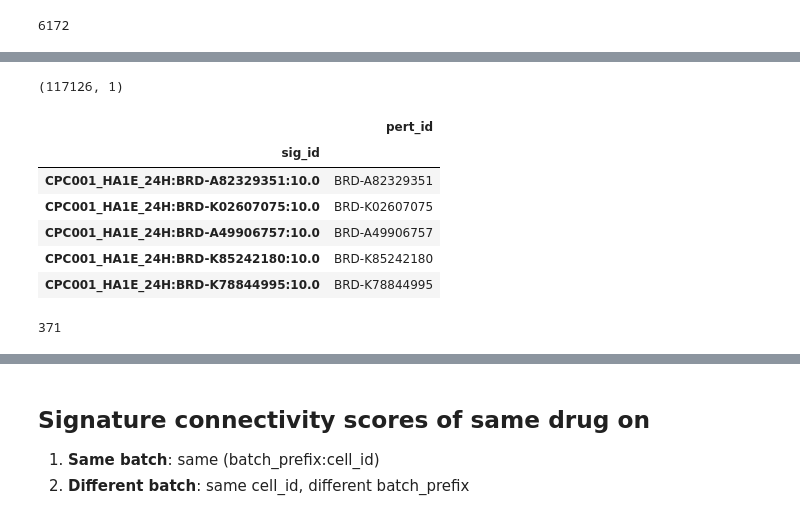
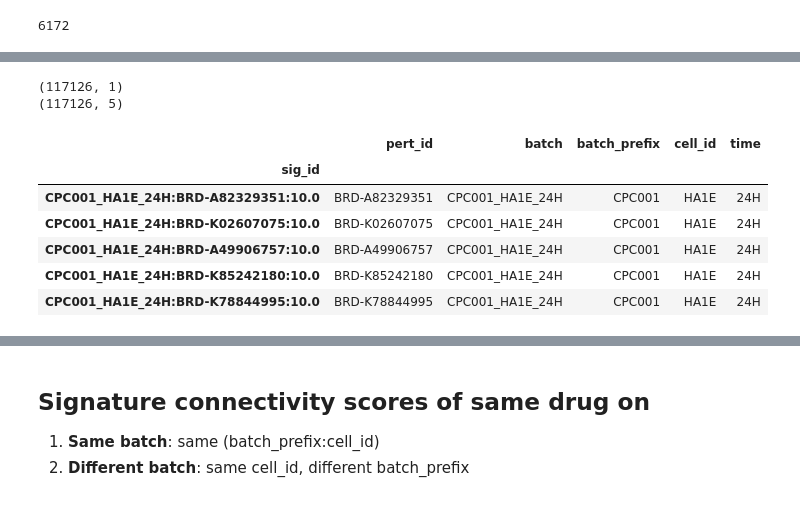
Before and after one commit to MaayanLab/L1000FWD, a Jupyter notebook: notebooks/Benchmark_connectivity.ipynb, the cells around one changed output, grey strips where cells are left out. Saved outputs shown, nothing was run; the diff lists cells and outputs as text; code cells hidden in the pictures.

Commit message:
Benchmarked batch effect

```diff
--- a/notebooks/Benchmark_connectivity.ipynb
+++ b/notebooks/Benchmark_connectivity.ipynb
@@ -223,27 +229,40 @@ print len(d_pert_name)
+# %%
+def retrieve_signature_meta_df(coll, query):
+    cur = coll.find(query,
+                    {'sig_id':True,
+                     'pert_id':True,
+                     '_id':False
+                    })
+    meta_df = pd.DataFrame([doc for doc in cur]).set_index('sig_id')
+    print meta_df.shape
+
+    meta_df['batch'] = meta_df.index.map(lambda x: x.split(':')[0])
+    meta_df['batch_prefix'] = meta_df['batch'].map(lambda x:x.split('_')[0])
+    meta_df['cell_id'] = meta_df['batch'].map(lambda x:x.split('_')[1])
+    meta_df['time'] = meta_df['batch'].map(lambda x:x.split('_')[2])
+    return meta_df
 # %%
 # CD signatures produced by Qiaonan
 client = MongoClient('mongodb://146.203.54.131:27017/')
 coll = client['L1000CDS2']['cpcd-gse70138']
 
-cur = coll.find({'pert_type': 'trt_cp'},
-                {'sig_id':True,
-                 'pert_id':True,
-                 '_id':False
-                })
-meta_df = pd.DataFrame([doc for doc in cur]).set_index('sig_id')
+# cur = coll.find({'pert_type': 'trt_cp'},
+#                 {'sig_id':True,
+#                  'pert_id':True,
+#                  '_id':False
+#                 })
+# meta_df = pd.DataFrame([doc for doc in cur]).set_index('sig_id')
+
+meta_df = retrieve_signature_meta_df(coll, {'pert_type': 'trt_cp'})
 print meta_df.shape
 meta_df.head()
 # %% [output]
 (117126, 1)
+(117126, 5)
-|  | pert_id |
-| sig_id |  |
-| CPC001_HA1E_24H:BRD-A82329351:10.0 | BRD-A82329351 |
-| CPC001_HA1E_24H:BRD-K02607075:10.0 | BRD-K02607075 |
-| CPC001_HA1E_24H:BRD-A49906757:10.0 | BRD-A49906757 |
-| CPC001_HA1E_24H:BRD-K85242180:10.0 | BRD-K85242180 |
-| CPC001_HA1E_24H:BRD-K78844995:10.0 | BRD-K78844995 |
+|  | pert_id | batch | batch_prefix | cell_id | time |
+| sig_id |  |  |  |  |  |
+| CPC001_HA1E_24H:BRD-A82329351:10.0 | BRD-A82329351 | CPC001_HA1E_24H | CPC001 | HA1E | 24H |
+| CPC001_HA1E_24H:BRD-K02607075:10.0 | BRD-K02607075 | CPC001_HA1E_24H | CPC001 | HA1E | 24H |
+| CPC001_HA1E_24H:BRD-A49906757:10.0 | BRD-A49906757 | CPC001_HA1E_24H | CPC001 | HA1E | 24H |
+| CPC001_HA1E_24H:BRD-K85242180:10.0 | BRD-K85242180 | CPC001_HA1E_24H | CPC001 | HA1E | 24H |
+| CPC001_HA1E_24H:BRD-K78844995:10.0 | BRD-K78844995 | CPC001_HA1E_24H | CPC001 | HA1E | 24H |
-# %%
-meta_df['batch'] = meta_df.index.map(lambda x: x.split(':')[0])
-print meta_df['batch'].nunique()
-# %% [output]
-371
```
Also changed, not shown: parts of 37 cells of this notebook.
